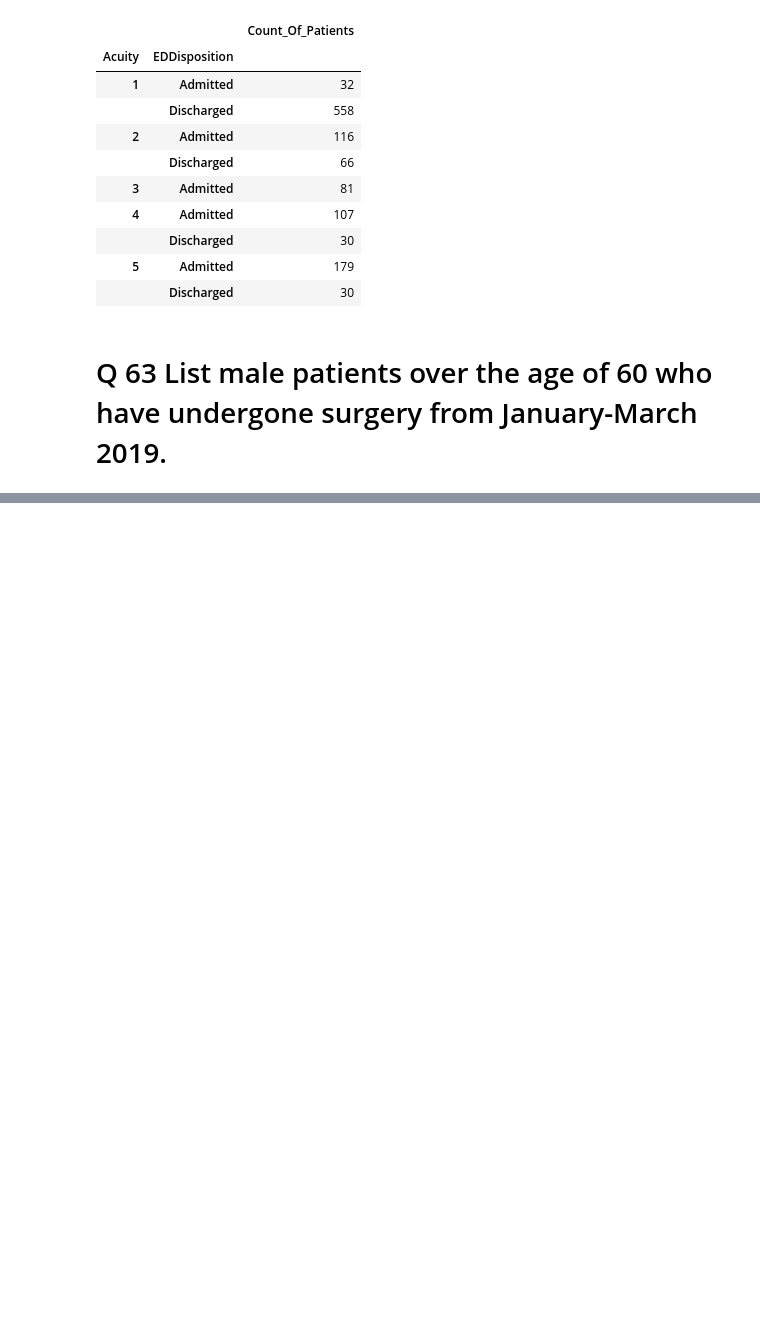
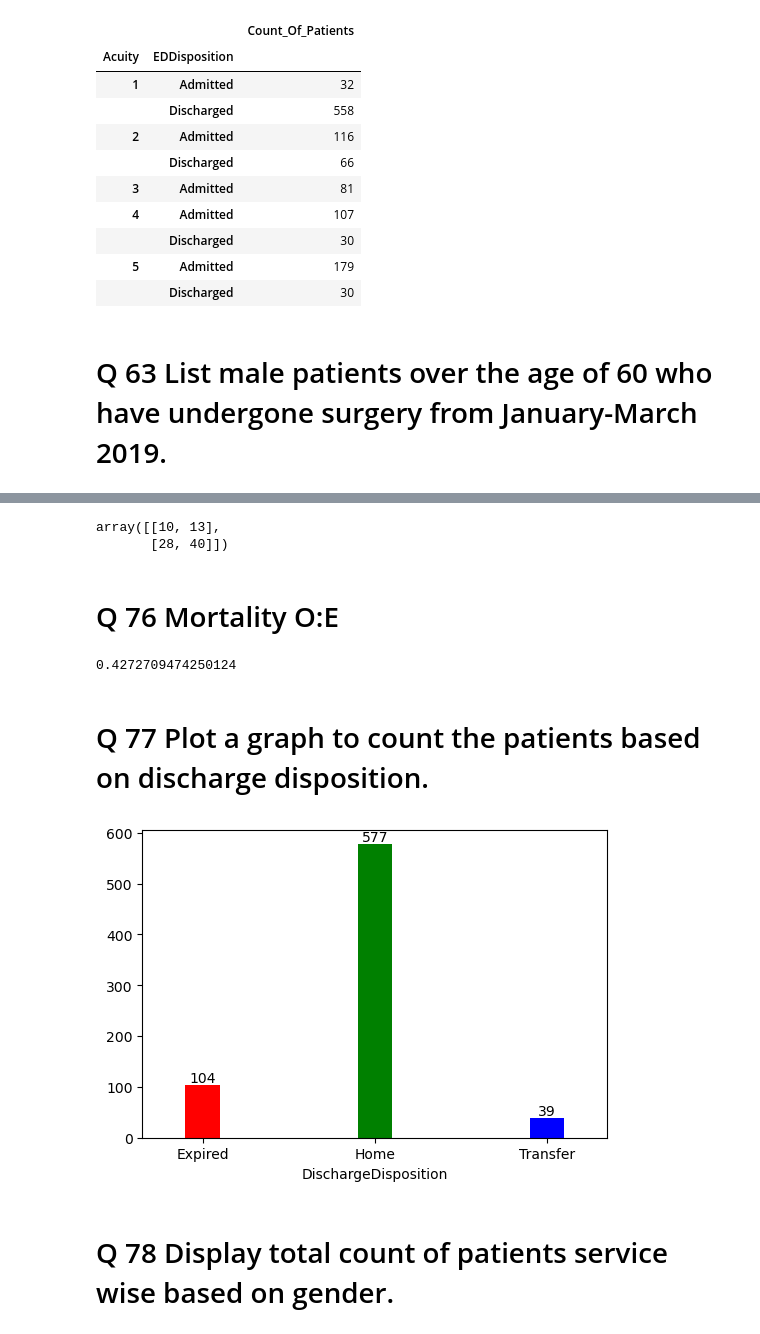
Before and after one commit to AbinayaGobinath/DataWranglers_PythonHackathon, a Jupyter notebook: DataWranglers_Finalquestions.ipynb, the cells around one changed output, grey strips where cells are left out. Drawn from its saved outputs; the diff is of its cells as text; code cells hidden in the pictures; blank space fills up the shorter version.

```diff
--- a/DataWranglers_Finalquestions.ipynb
+++ b/DataWranglers_Finalquestions.ipynb
@@ -140,0 +175,3 @@ The sum of even numbers in the list is: 30
+# %%
+discharges['LOS']=discharges['DischargeDate']-discharges['AdmissionDate']
+discharges['LOS'].mean()
@@ -140,0 +233,31 @@ The sum of even numbers in the list is: 30
+# %%
+a=np.arange(6).reshape(2,3)
+b=np.arange(6).reshape(3,2)
+c=np.dot(a,b)
+c
+# %% [output]
+array([[10, 13],
+       [28, 40]])
+# %% [markdown]
+# Q 76 Mortality O:E
+# %%
+discharges_sum=discharges['ExpectedMortality'].sum()
+discharges_exp=discharges.query("DischargeDisposition == 'Expired'")
+discharges_total_exp= discharges_exp.count()[0]
+mortal_oe=discharges_total_exp/discharges_sum
+mortal_oe
+# %% [output]
+0.4272709474250124
+# %% [markdown]
+# Q 77 Plot a graph to count the patients based on discharge disposition.
+# %%
+import matplotlib.pyplot as plt
+dis=discharges.groupby('DischargeDisposition')['PatientID'].count()
+ax = dis.plot.bar(figsize=(6,4), width=0.2,color=['r', 'g', 'b'])
+ax.bar_label(ax.containers[0], label_type='edge')
+plt.xticks(rotation=0)
+plt.show()
+# %% [output]
+[figure, added]
+# %% [markdown]
+# Q 78 Display total count of patients service wise based on gender.
```
Also changed, not shown: parts of 48 cells of this notebook.
